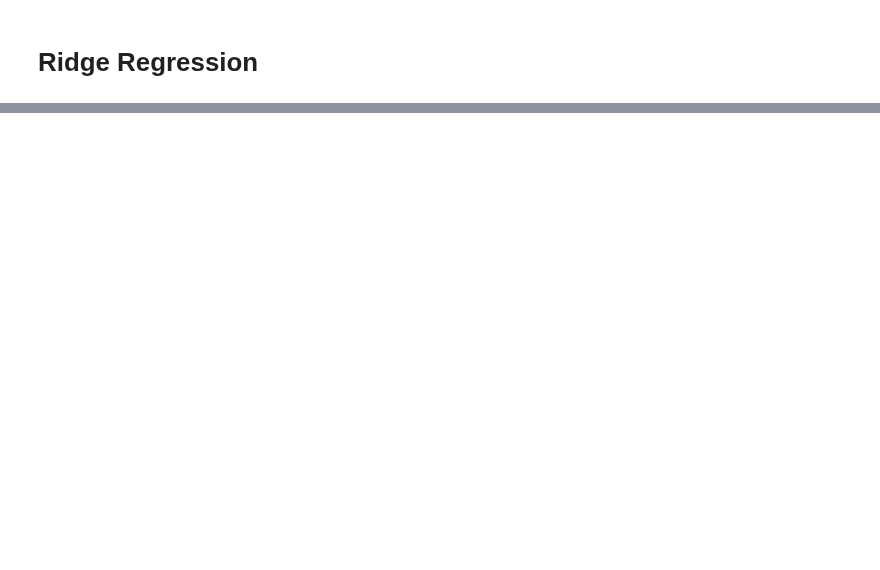
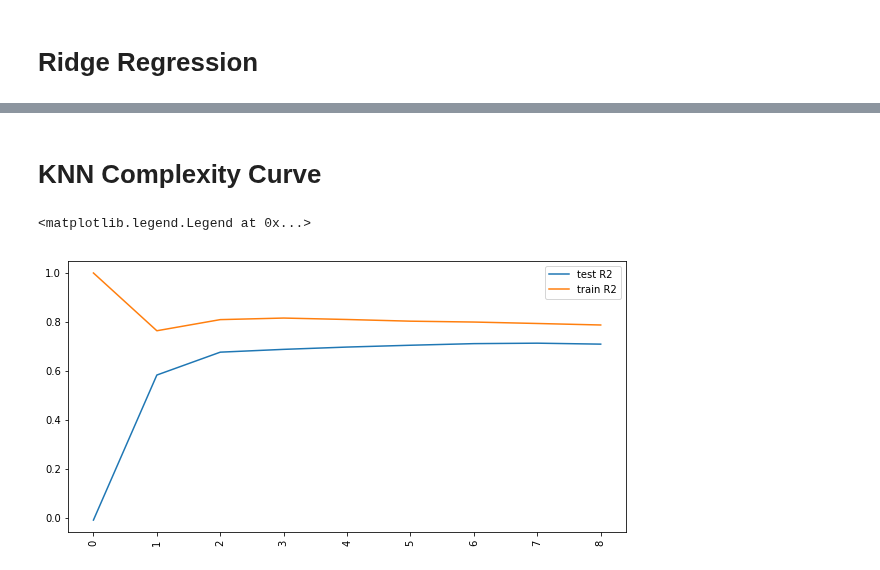
Before and after one commit to calvlaw92/Ames_ModelFitting, a Jupyter notebook: ipynb/Models.ipynb, the cells around one changed output, grey strips where cells are left out. Saved outputs shown, nothing was run; the diff lists cells and outputs as text; code cells hidden in the pictures; blank space fills up the shorter version.

```diff
--- a/ipynb/Models.ipynb
+++ b/ipynb/Models.ipynb
@@ -41,0 +343,9 @@ features_dummies = pd.get_dummies(matrix_df, columns=cat_cols)
+# %%
+KNN_param_grid = {'regr__n_neighbors': range(1,10)}
+# %%
+gspipe_KNN = GridSearchCV(pipe_for_gs_KNN,
+                      param_grid=KNN_param_grid,
+                      n_jobs=-1,
+                      cv=ShuffleSplit(n_splits=5, random_state=42))
+# %%
+gspipe_KNN.fit(X_train, y_train)
@@ -41,0 +364,4 @@ features_dummies = pd.get_dummies(matrix_df, columns=cat_cols)
+# %%
+gspipe_KNN_results = pd.DataFrame(gspipe_KNN.cv_results_)
+
+gspipe_KNN_results.sort_values('rank_test_score', ascending=True).T
@@ -41,0 +432,12 @@ features_dummies = pd.get_dummies(matrix_df, columns=cat_cols)
+# %% [markdown]
+# KNN Complexity Curve
+# %%
+KNN_df = pd.DataFrame(gspipe_KNN_results)
+plt.figure(figsize=(10,5))
+plt.xticks(rotation='vertical')
+plt.plot(range(len(KNN_df)), KNN_df.mean_test_score, label='test R2')
+plt.plot(range(len(KNN_df)), KNN_df.mean_train_score, label='train R2')
+plt.legend()
+# %% [output]
+<matplotlib.legend.Legend at 0x...>
+[figure, added]
```
Also changed, not shown: parts of 68 cells of this notebook, 3 other files.
